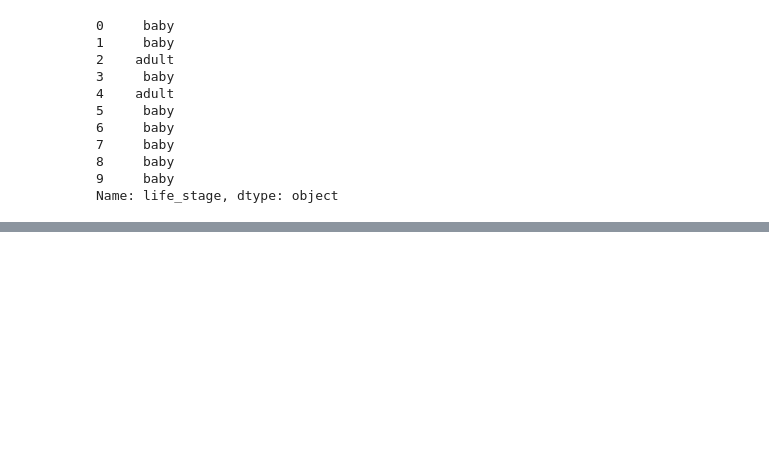
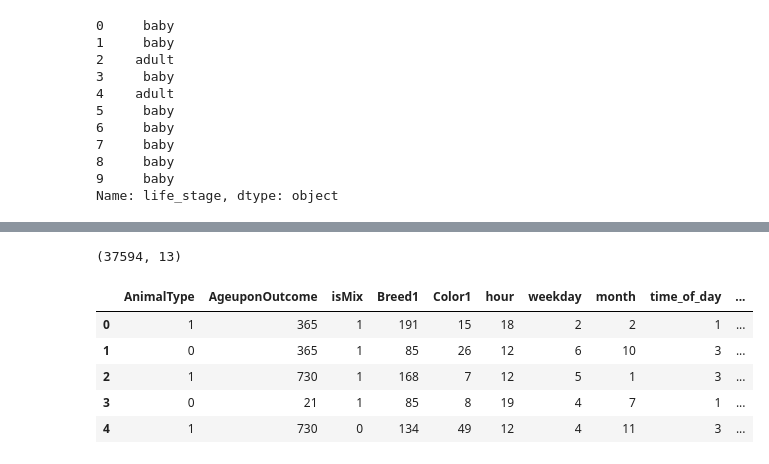
Before and after one commit to rtezen23/shelter_animal_outcomes, a Jupyter notebook: main.ipynb, the cells around one changed output, grey strips where cells are left out. Drawn from its saved outputs; the diff is of its cells as text; code cells hidden in the pictures; blank space fills up the shorter version.

```diff
--- a/main.ipynb
+++ b/main.ipynb
@@ -528,0 +635,11 @@ Name: life_stage, dtype: object
+# %%
+from sklearn.preprocessing import LabelEncoder
+
+cols = ['AnimalType', 'isMix', 'Breed1', 'Color1', 'time_of_day', 'has_name', 'status', 'sex', 'life_stage']
+
+for col in cols:
+    le = LabelEncoder()
+    df[col] = le.fit_transform(df[col])
+# %%
+# convert from float to int
+df['AgeuponOutcome'] = pd.to_numeric(df['AgeuponOutcome'], errors='coerce').astype('int')
@@ -528,0 +663,14 @@ Name: life_stage, dtype: object
+# %%
+# validate current values
+df.shape
+# %% [output]
+(37594, 13)
+# %%
+df.head()
+# %% [output]
+|  | AnimalType | AgeuponOutcome | isMix | Breed1 | Color1 | hour | weekday | month | time_of_day | ... |
+| 0 | 1 | 365 | 1 | 191 | 15 | 18 | 2 | 2 | 1 | ... |
+| 1 | 0 | 365 | 1 | 85 | 26 | 12 | 6 | 10 | 3 | ... |
+| 2 | 1 | 730 | 1 | 168 | 7 | 12 | 5 | 1 | 3 | ... |
+| 3 | 0 | 21 | 1 | 85 | 8 | 19 | 4 | 7 | 1 | ... |
+| 4 | 1 | 730 | 0 | 134 | 49 | 12 | 4 | 11 | 3 | ... |
```
Also changed, not shown: parts of 24 cells of this notebook.
